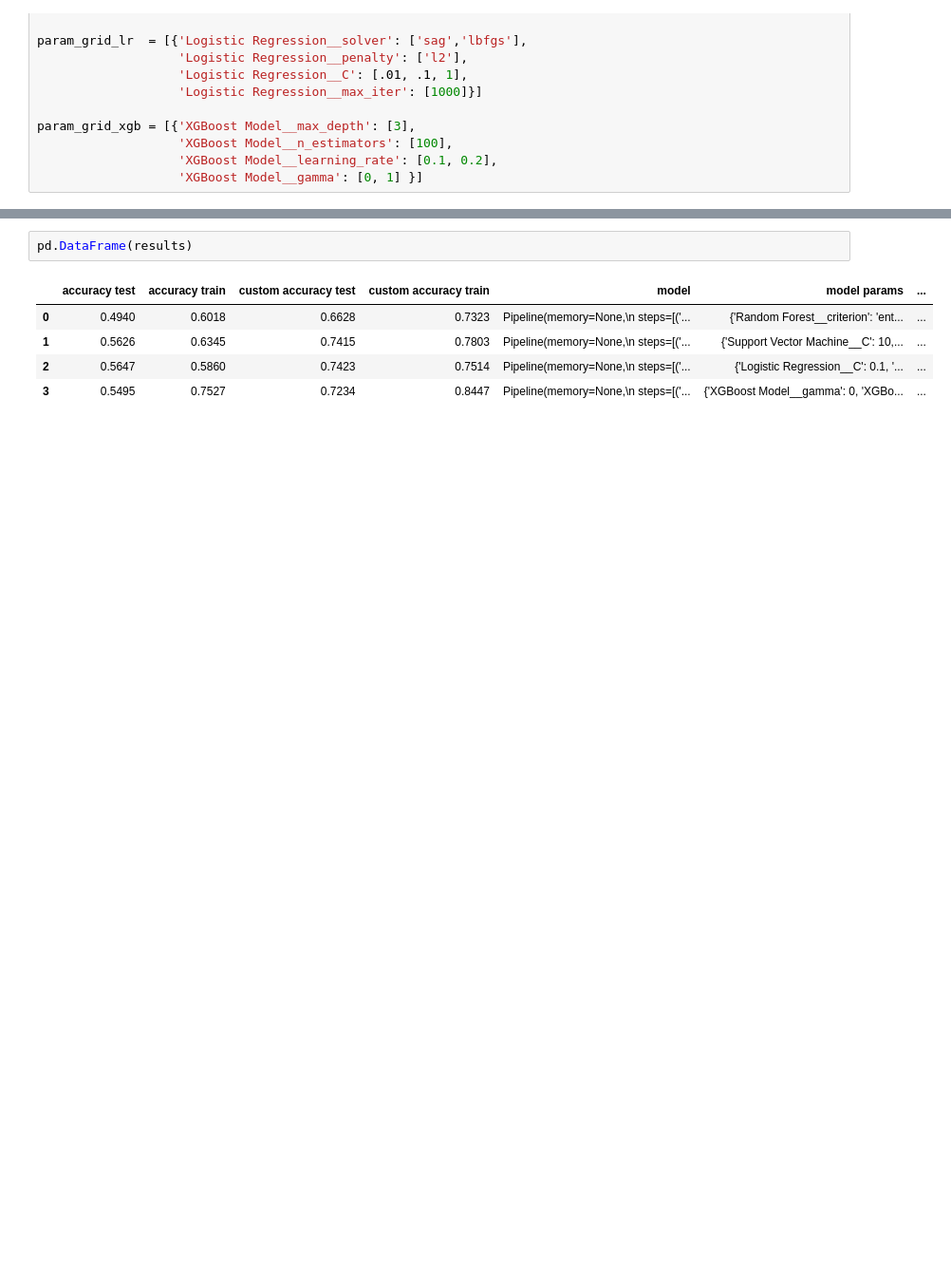
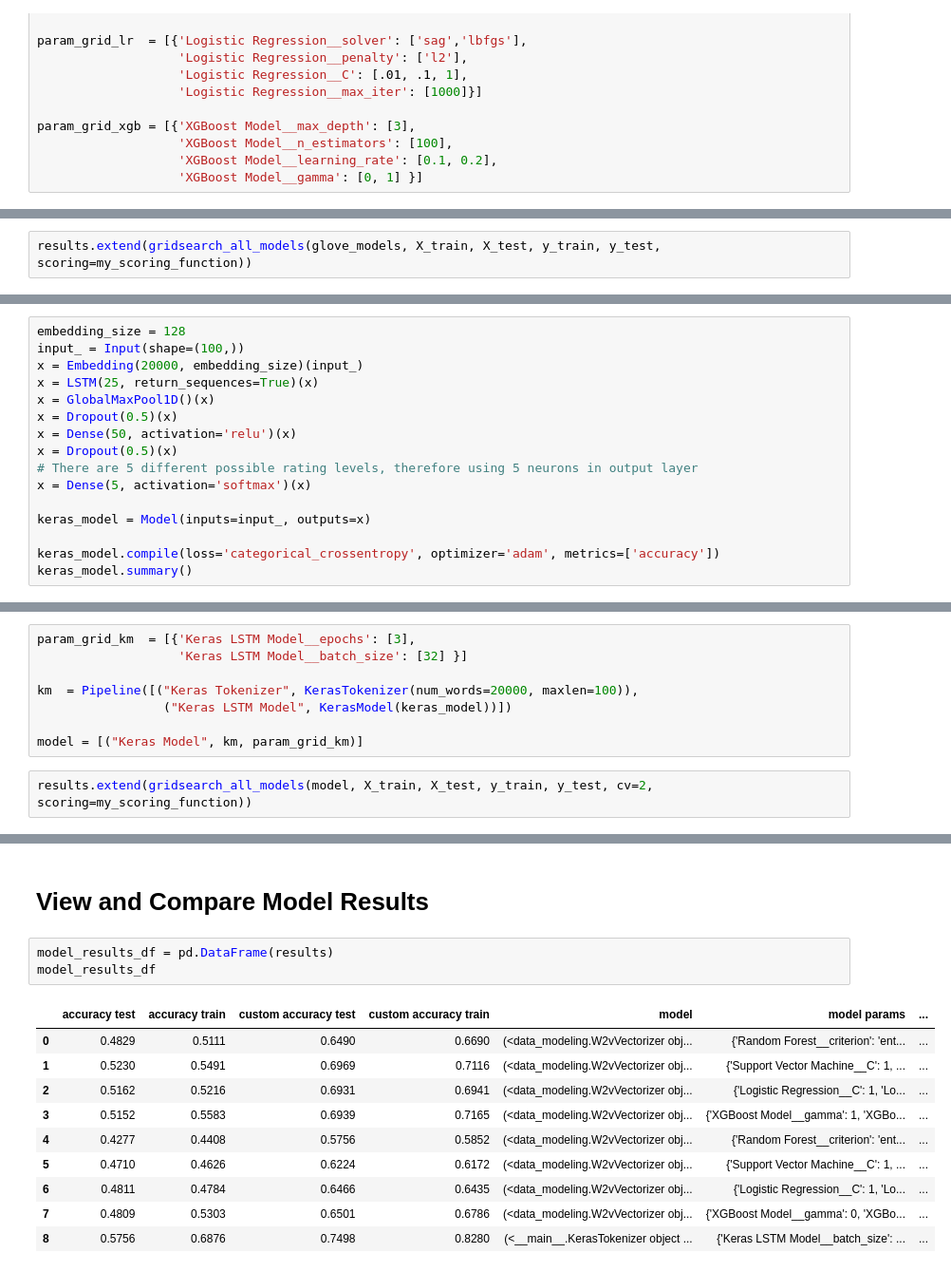
Before and after one commit to DTrimarchi10/nlp_yelp_review_data, a Jupyter notebook: Project_Predict_Ratings.ipynb, the cells around one changed output, grey strips where cells are left out. Shown at 95% size. Cells and saved outputs as stored; diff of their text form; blank space fills up the shorter version.

```diff
--- a/Project_Predict_Ratings.ipynb
+++ b/Project_Predict_Ratings.ipynb
@@ -318,0 +237,2 @@ GRIDSEARCH AND SCORE ALL MODELS:
+# %%
+results.extend(gridsearch_all_models(glove_models, X_train, X_test, y_train, y_test, scoring=my_scoring_function))
@@ -318,0 +249,16 @@ GRIDSEARCH AND SCORE ALL MODELS:
+# %%
+embedding_size = 128
+input_ = Input(shape=(100,))
+x = Embedding(20000, embedding_size)(input_)
+x = LSTM(25, return_sequences=True)(x)
+x = GlobalMaxPool1D()(x)
+x = Dropout(0.5)(x)
+x = Dense(50, activation='relu')(x)
+x = Dropout(0.5)(x)
+# There are 5 different possible rating levels, therefore using 5 neurons in output layer
+x = Dense(5, activation='softmax')(x)
+
+keras_model = Model(inputs=input_, outputs=x)
+
+keras_model.compile(loss='categorical_crossentropy', optimizer='adam', metrics=['accuracy'])
+keras_model.summary()
@@ -318,0 +283,10 @@ GRIDSEARCH AND SCORE ALL MODELS:
+# %%
+param_grid_km  = [{'Keras LSTM Model__epochs': [3],
+                   'Keras LSTM Model__batch_size': [32] }]
+
+km  = Pipeline([("Keras Tokenizer", KerasTokenizer(num_words=20000, maxlen=100)),
+                 ("Keras LSTM Model", KerasModel(keras_model))])
+
+model = [("Keras Model", km, param_grid_km)]
+# %%
+results.extend(gridsearch_all_models(model, X_train, X_test, y_train, y_test, cv=2, scoring=my_scoring_function))
@@ -319,8 +311,16 @@ GRIDSEARCH AND SCORE ALL MODELS:
+# %% [markdown]
+# View and Compare Model Results
 # %%
-pd.DataFrame(results)
+model_results_df = pd.DataFrame(results)
+model_results_df
 # %% [output]
 |  | accuracy test | accuracy train | custom accuracy test | custom accuracy train | model | model params | ... |
-| 0 | 0.4940 | 0.6018 | 0.6628 | 0.7323 | Pipeline(memory=None,\n steps=[('... | {'Random Forest__criterion': 'ent... | ... |
-| 1 | 0.5626 | 0.6345 | 0.7415 | 0.7803 | Pipeline(memory=None,\n steps=[('... | {'Support Vector Machine__C': 10,... | ... |
-| 2 | 0.5647 | 0.5860 | 0.7423 | 0.7514 | Pipeline(memory=None,\n steps=[('... | {'Logistic Regression__C': 0.1, '... | ... |
-| 3 | 0.5495 | 0.7527 | 0.7234 | 0.8447 | Pipeline(memory=None,\n steps=[('... | {'XGBoost Model__gamma': 0, 'XGBo... | ... |
+| 0 | 0.4829 | 0.5111 | 0.6490 | 0.6690 | (<data_modeling.W2vVectorizer obj... | {'Random Forest__criterion': 'ent... | ... |
+| 1 | 0.5230 | 0.5491 | 0.6969 | 0.7116 | (<data_modeling.W2vVectorizer obj... | {'Support Vector Machine__C': 1, ... | ... |
+| 2 | 0.5162 | 0.5216 | 0.6931 | 0.6941 | (<data_modeling.W2vVectorizer obj... | {'Logistic Regression__C': 1, 'Lo... | ... |
+| 3 | 0.5152 | 0.5583 | 0.6939 | 0.7165 | (<data_modeling.W2vVectorizer obj... | {'XGBoost Model__gamma': 1, 'XGBo... | ... |
+| 4 | 0.4277 | 0.4408 | 0.5756 | 0.5852 | (<data_modeling.W2vVectorizer obj... | {'Random Forest__criterion': 'ent... | ... |
+| 5 | 0.4710 | 0.4626 | 0.6224 | 0.6172 | (<data_modeling.W2vVectorizer obj... | {'Support Vector Machine__C': 1, ... | ... |
+| 6 | 0.4811 | 0.4784 | 0.6466 | 0.6435 | (<data_modeling.W2vVectorizer obj... | {'Logistic Regression__C': 1, 'Lo... | ... |
+| 7 | 0.4809 | 0.5303 | 0.6501 | 0.6786 | (<data_modeling.W2vVectorizer obj... | {'XGBoost Model__gamma': 0, 'XGBo... | ... |
+| 8 | 0.5756 | 0.6876 | 0.7498 | 0.8280 | (<__main__.KerasTokenizer object ... | {'Keras LSTM Model__batch_size': ... | ... |
```
Also changed, not shown: parts of 56 cells of this notebook, 7 other files.
